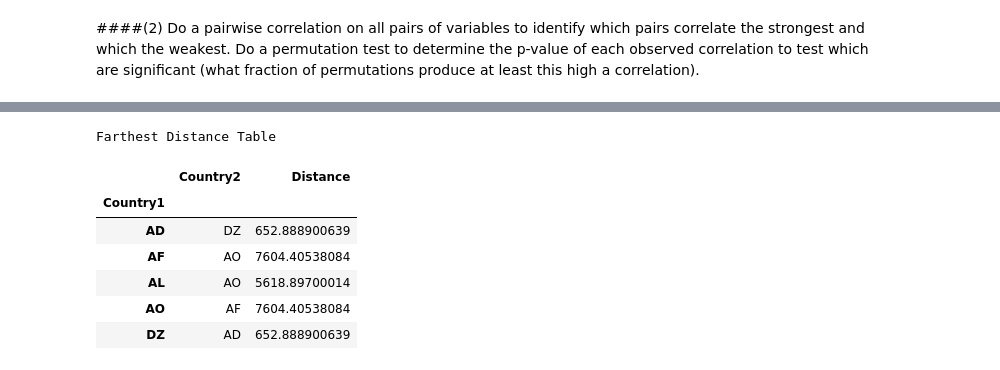
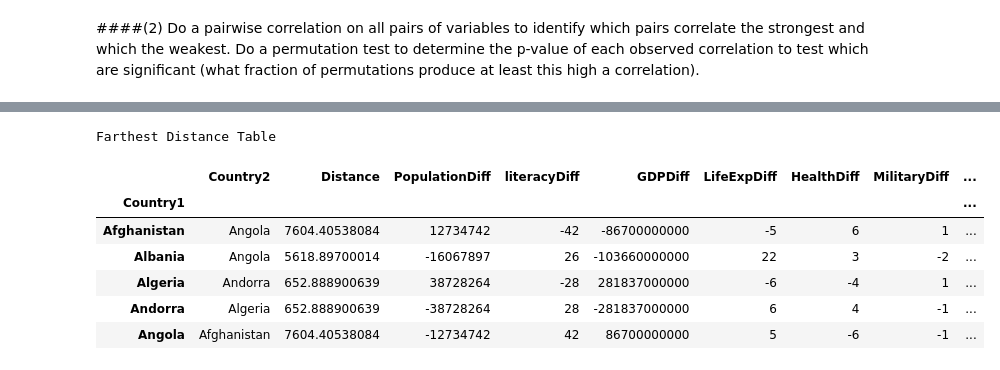
Before and after one commit to Sree-vathsan/ipython, a Jupyter notebook: practice.ipynb, the cells around one changed output, grey strips where cells are left out. Cells and saved outputs as stored; diff of their text form; code cells hidden in the pictures.

```diff
--- a/practice.ipynb
+++ b/practice.ipynb
@@ -341,18 +406,20 @@ targetColumns = [ \
                  'Latitude of Capital', \
                  'Longitude of Capital'\
                 ]
-dfDistance = pd.DataFrame(data=None, columns=['Country1','Country2','Distance'])
+dfDistance = pd.DataFrame(data=None, columns=['Country1','Country2','Distance',\
+                                              'PopulationDiff','literacyDiff','GDPDiff',\
+                                              'LifeExpDiff','HealthDiff','MilitaryDiff','WaterDiff'])
 #dfDistance = pd.DataFrame({'Country1','Country2','Distance':dtype='float32'])
 
 #Loop through to fill the distance column of dfDistance
 #print(len(dfCountries.index))
 #print(dfCountries.loc[0,targetColumns])
-for i in arange(5): #arange(len(dfCountries.index)):
+for i in arange(len(dfCountries.index)):#arange(5): #
     src_country = dfCountries.loc[i,targetColumns[0]]
     src_lat = dfCountries.loc[i,targetColumns[1]]
     src_lon = dfCountries.loc[i,targetColumns[2]]
     #print(i)
-    for j in arange(5):#arange(i+1,5,1): #arange(i+1,len(dfCountries.index),1):
+    for j in arange(len(dfCountries.index)): #arange(5):#arange(i+1,5,1): #
         dest_country = dfCountries.loc[j,targetColumns[0]]
         dest_lat = dfCountries.loc[j,targetColumns[1]]
         dest_lon = dfCountries.loc[j,targetColumns[2]]
@@ -360,12 +427,21 @@ for i in arange(5): #arange(len(dfCountries.index)):
         lon1 = math.radians(conversion(str(src_lon)))
         lat2 = math.radians(conversion(str(dest_lat)))
         lon2 = math.radians(conversion(str(dest_lon)))
-        temp = np.asarray([src_country, dest_country,float(findDistance(lat1,lon1,lat2,lon2))])
+
+        popDiff = long(dfCountries[dfCountries['Country Name']==src_country]['Population']) - long(dfCountries[dfCountries['Country Name']==dest_country]['Population'])
+        literacyDiff = long(dfCountries[dfCountries['Country Name']==src_country]['Literacy Rate']) - long(dfCountries[dfCountries['Country Name']==dest_country]['Literacy Rate'])
+        gdpDiff = long(dfCountries[dfCountries['Country Name']==src_country]['GDP (PPP) in US $']) - long(dfCountries[dfCountries['Country Name']==dest_country]['GDP (PPP) in US $'])
+        lifeDiff = long(dfCountries[dfCountries['Country Name']==src_country]['Life Expectancy']) - long(dfCountries[dfCountries['Country Name']==dest_country]['Life Expectancy'])
+        healthDiff = long(dfCountries[dfCountries['Country Name']==src_country]['Health Expenditure/GDP']) - long(dfCountries[dfCountries['Country Name']==dest_country]['Health Expenditure/GDP'])
+        militaryDiff = long(dfCountries[dfCountries['Country Name']==src_country]['Military Expenditure/GDP']) - long(dfCountries[dfCountries['Country Name']==dest_country]['Military Expenditure/GDP'])
+        waterDiff = long(dfCountries[dfCountries['Country Name']==src_country]['Renewable Water Resources (cu km)']) - long(dfCountries[dfCountries['Country Name']==dest_country]['Renewable Water Resources (cu km)'])
+        #print(popDiff)
+        temp = np.asarray([src_country, dest_country,float(findDistance(lat1,lon1,lat2,lon2)), popDiff,literacyDiff,gdpDiff,lifeDiff,healthDiff,militaryDiff,waterDiff])
         dfDistance.loc[len(dfDistance)+1] = temp
         #print(src_country, dest_country,findDistance(lat1,lon1,lat2,lon2))
 dfDistance = dfDistance[dfDistance['Country1']!=dfDistance['Country2']].sort(columns='Distance')
 print ("Distance Table")
-dfDistance
+dfDistance.head()
         #Distance Computation
         #distance =
         #if(corelCoeff < 0): corelCoeff = corelCoeff * -1
@@ -407,12 +485,13 @@ Shortest Distance Table
 # %%
 print("Farthest Distance Table")
-dfDistance.groupby('Country1').last()
+dfFar = dfDistance.groupby('Country1').last()
+dfFar
 # %% [output]
 Farthest Distance Table
-|  | Country2 | Distance |
-| Country1 |  |  |
-| AD | DZ | 652.888900639 |
-| AF | AO | 7604.40538084 |
-| AL | AO | 5618.89700014 |
-| AO | AF | 7604.40538084 |
-| DZ | AD | 652.888900639 |
+|  | Country2 | Distance | PopulationDiff | literacyDiff | GDPDiff | LifeExpDiff | HealthDiff | MilitaryDiff | ... |
+| Country1 |  |  |  |  |  |  |  |  | ... |
+| Afghanistan | Angola | 7604.40538084 | 12734742 | -42 | -86700000000 | -5 | 6 | 1 | ... |
+| Albania | Angola | 5618.89700014 | -16067897 | 26 | -103660000000 | 22 | 3 | -2 | ... |
+| Algeria | Andorra | 652.888900639 | 38728264 | -28 | 281837000000 | -6 | -4 | 1 | ... |
+| Andorra | Algeria | 652.888900639 | -38728264 | 28 | -281837000000 | 6 | 4 | -1 | ... |
+| Angola | Afghanistan | 7604.40538084 | -12734742 | 42 | 86700000000 | 5 | -6 | -1 | ... |
```
Also changed, not shown: parts of 20 cells of this notebook, 2 other files.
